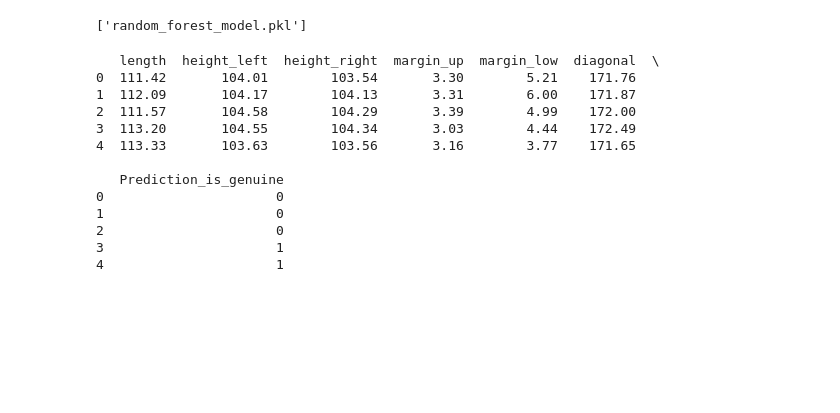
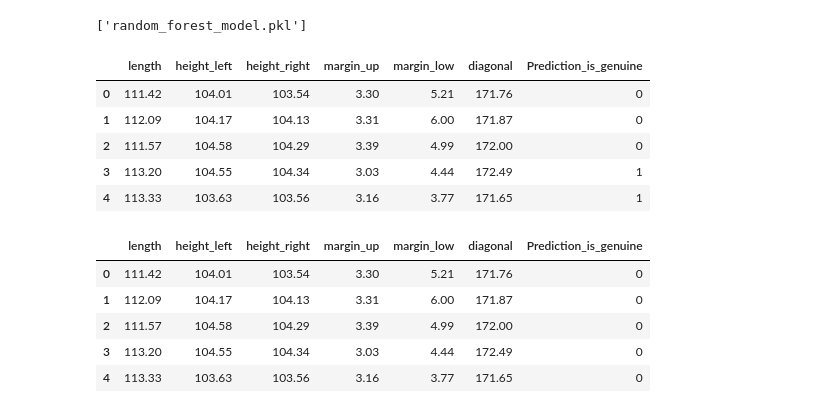
Before and after one commit to obenmaha/App-d-tection-faux-billet, a Jupyter notebook: Analyse notebook with all data.ipynb, the cells around one changed output. Cells and saved outputs as stored; diff of their text form; code cells hidden in the pictures; blank space fills up the shorter version.

Commit message:
add result RF prediction

```diff
--- a/Analyse notebook with all data.ipynb
+++ b/Analyse notebook with all data.ipynb
@@ -897,32 +897,47 @@ joblib.dump(model_and_threshold, 'random_forest_model.pkl')
 # %%
 # Charger le nouveau fichier CSV
 new_data = pd.read_csv("./billets_production.csv")
 
 # Sélectionner les colonnes géométriques (sans la colonne cible)
 X_new = new_data[['length', 'height_left', 'height_right', 'margin_up', 'margin_low', 'diagonal']]
 
 # Appliquer le même scaler utilisé lors de l'entraînement
 scaler = StandardScaler()
 X_new_scaled = scaler.fit_transform(X_new)
 # Appliquer le modèle pour faire des prédictions
 y_pred_new = logreg.predict(X_new_scaled)
 
 # Ajouter la prédiction au dataframe original pour visualiser
 new_data['Prediction_is_genuine'] = y_pred_new
 
 # Afficher les résultats
-print(new_data[['length', 'height_left', 'height_right', 'margin_up', 'margin_low', 'diagonal', 'Prediction_is_genuine']].head())
+display(new_data[['length', 'height_left', 'height_right', 'margin_up', 'margin_low', 'diagonal', 'Prediction_is_genuine']].head())
 # %% [output]
-   length  height_left  height_right  margin_up  margin_low  diagonal  \
-0  111.42       104.01        103.54       3.30        5.21    171.76
-1  112.09       104.17        104.13       3.31        6.00    171.87
-2  111.57       104.58        104.29       3.39        4.99    172.00
-3  113.20       104.55        104.34       3.03        4.44    172.49
-4  113.33       103.63        103.56       3.16        3.77    171.65
-
-   Prediction_is_genuine
-0                      0
-1                      0
-2                      0
-3                      1
-4                      1
+|  | length | height_left | height_right | margin_up | margin_low | diagonal | Prediction_is_genuine |
+| 0 | 111.42 | 104.01 | 103.54 | 3.30 | 5.21 | 171.76 | 0 |
+| 1 | 112.09 | 104.17 | 104.13 | 3.31 | 6.00 | 171.87 | 0 |
+| 2 | 111.57 | 104.58 | 104.29 | 3.39 | 4.99 | 172.00 | 0 |
+| 3 | 113.20 | 104.55 | 104.34 | 3.03 | 4.44 | 172.49 | 1 |
+| 4 | 113.33 | 103.63 | 103.56 | 3.16 | 3.77 | 171.65 | 1 |
+# %%
+# Sélectionner les colonnes géométriques (sans la colonne cible)
+X_new = new_data[['length', 'height_left', 'height_right', 'margin_up', 'margin_low', 'diagonal']]
+
+# Appliquer le même scaler utilisé lors de l'entraînement
+scaler = StandardScaler()
+X_new_scaled = scaler.fit_transform(X_new)
+# Appliquer le modèle pour faire des prédictions
+y_pred_new = rf.predict(X_new_scaled)
+
+# Ajouter la prédiction au dataframe original pour visualiser
+new_data['Prediction_is_genuine'] = y_pred_new
+
+# Afficher les résultats
+display(new_data[['length', 'height_left', 'height_right', 'margin_up', 'margin_low', 'diagonal', 'Prediction_is_genuine']].head())
+# %% [output]
+|  | length | height_left | height_right | margin_up | margin_low | diagonal | Prediction_is_genuine |
+| 0 | 111.42 | 104.01 | 103.54 | 3.30 | 5.21 | 171.76 | 0 |
+| 1 | 112.09 | 104.17 | 104.13 | 3.31 | 6.00 | 171.87 | 0 |
+| 2 | 111.57 | 104.58 | 104.29 | 3.39 | 4.99 | 172.00 | 0 |
+| 3 | 113.20 | 104.55 | 104.34 | 3.03 | 4.44 | 172.49 | 0 |
+| 4 | 113.33 | 103.63 | 103.56 | 3.16 | 3.77 | 171.65 | 0 |
```
